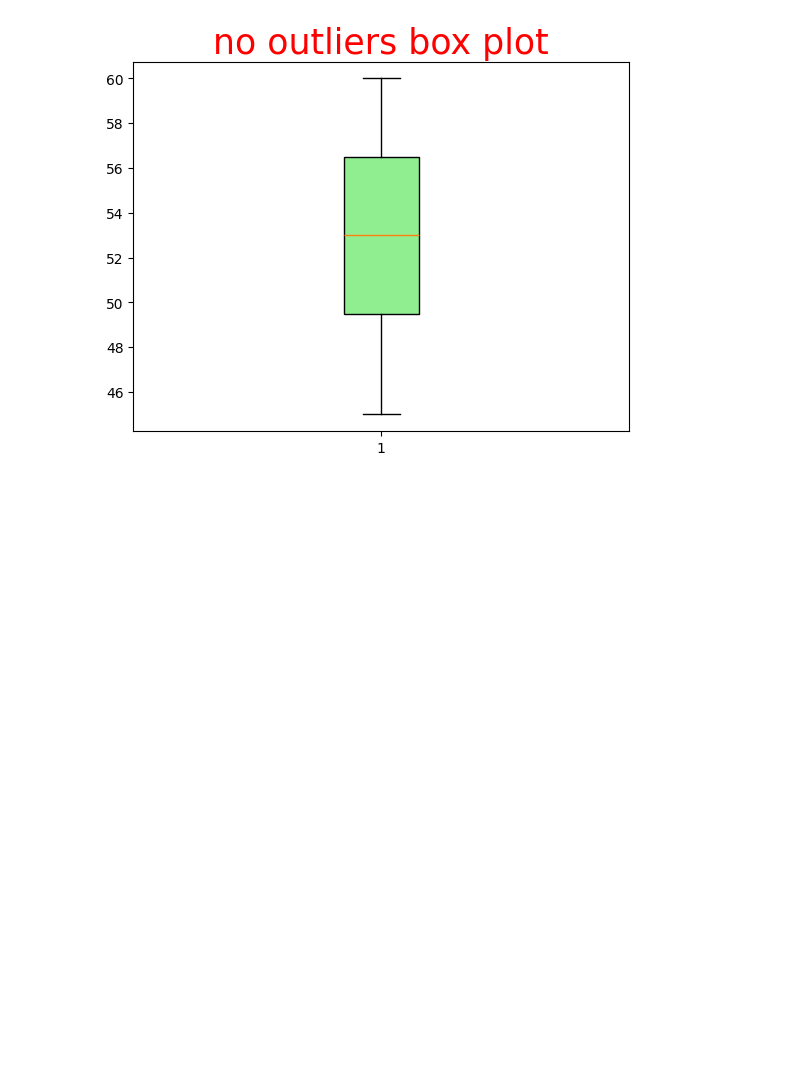
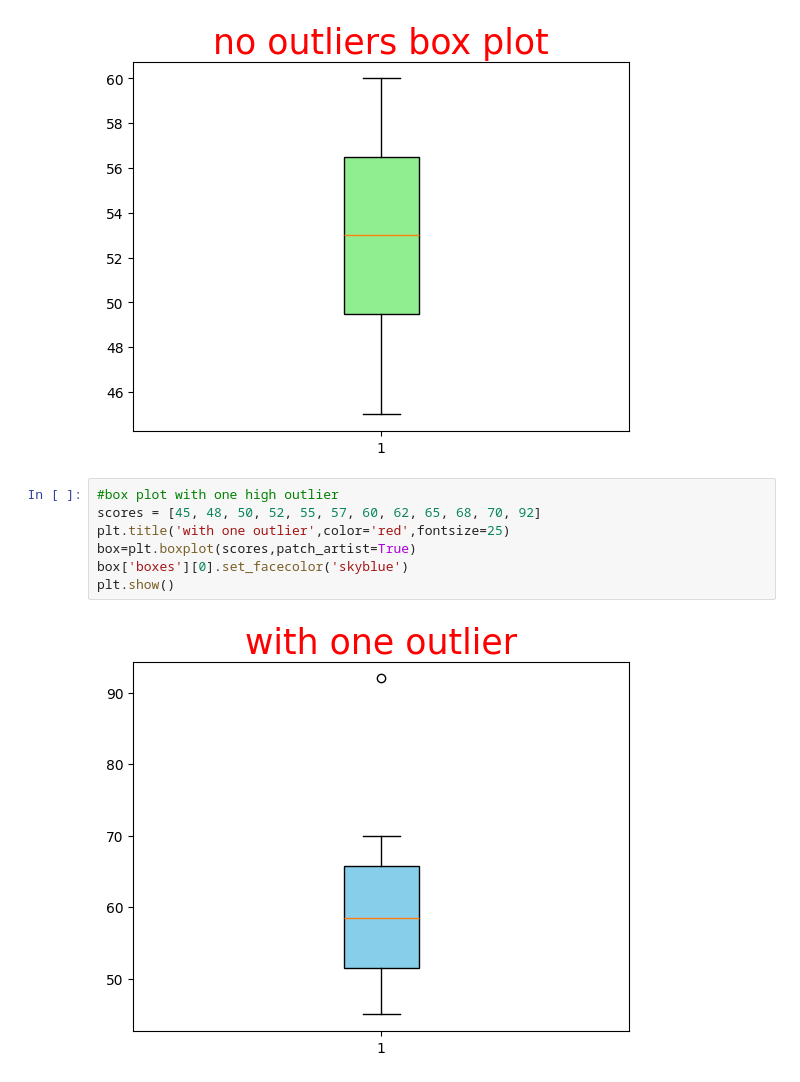
Before and after one commit to esairajesh2-droid/day5_data_analysis, a Jupyter notebook: simpleVisualization.ipynb, the cells around one changed output. Saved outputs shown, nothing was run; the diff lists cells and outputs as text; blank space fills up the shorter version.

Commit message:
boxplot and histogram visualization

```diff
--- a/simpleVisualization.ipynb
+++ b/simpleVisualization.ipynb
@@ -67,3 +67,12 @@ box['boxes'][0].set_facecolor('lightgreen')
 plt.show()
 # %% [output]
 [figure]
+# %%
+#box plot with one high outlier
+scores = [45, 48, 50, 52, 55, 57, 60, 62, 65, 68, 70, 92]
+plt.title('with one outlier',color='red',fontsize=25)
+box=plt.boxplot(scores,patch_artist=True)
+box['boxes'][0].set_facecolor('skyblue')
+plt.show()
+# %% [output]
+[figure, added]
```
Also changed, not shown: parts of 3 cells of this notebook.
